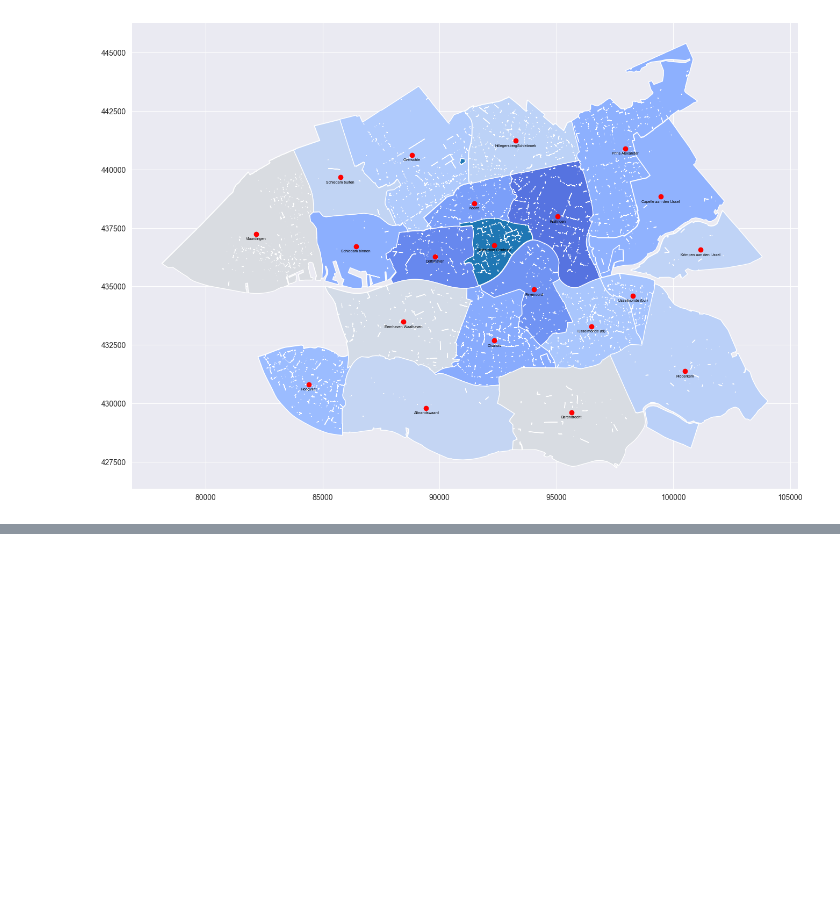
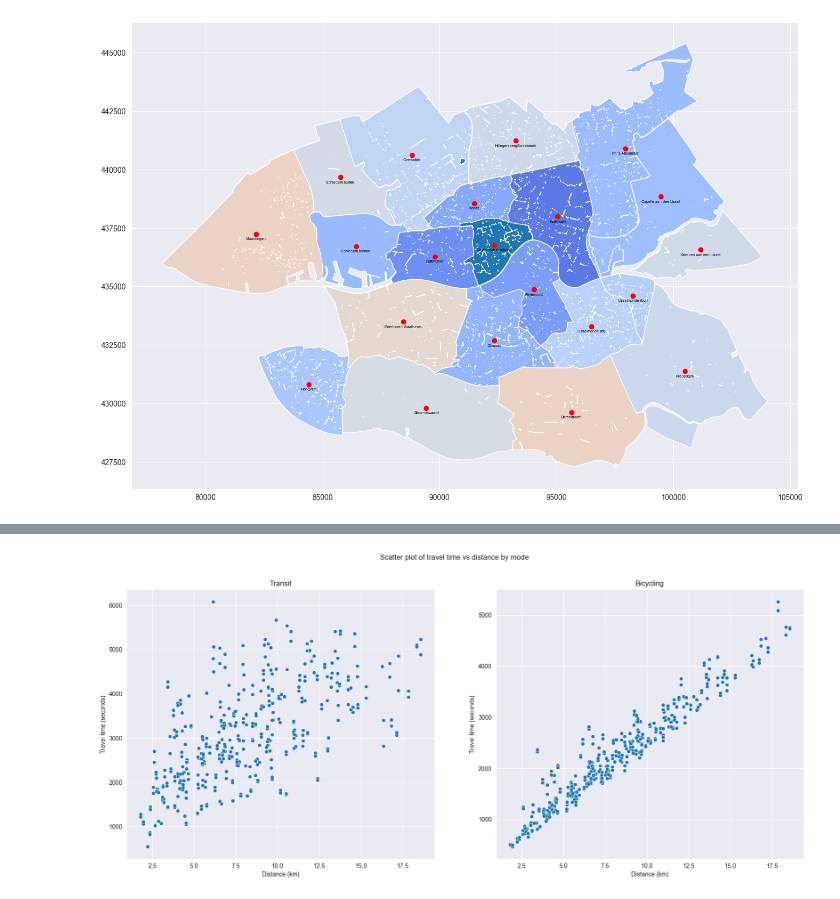
Before and after one commit to EwoutH/urban-self-driving-effects, a Jupyter notebook: travel_api/travel_time_distance_google.ipynb, the cells around one changed output, grey strips where cells are left out. Drawn from its saved outputs; the diff is of its cells as text; code cells hidden in the pictures; blank space fills up the shorter version.

```diff
--- a/travel_api/travel_time_distance_google.ipynb
+++ b/travel_api/travel_time_distance_google.ipynb
@@ -319,6 +376,8 @@ plt.savefig("travel_time_heatmap.png", dpi=300, bbox_inches="tight")
 # Convert the data to epsg:28992
 data = data_sel.to_crs(epsg=28992)
 # %%
+mode_m = "transit"
+origin_m = "Rotterdam Centrum"
 # Plot a map with the travel time from Rotterdam Centrum to all other areas. Green means short travel time, red means long travel time
 fig, ax = plt.subplots(figsize=(16, 12))
 data.plot(column="GEBIEDEN", figsize=(16, 12), ax=ax)
@@ -328,15 +387,15 @@ for x, y, label in zip(data.centroid.x, data.centroid.y-250, data["65x65 Naam"])
 # Add the travel time from Rotterdam Centrum
 for idx, row in data.iterrows():
     destination = row["65x65 Naam"]
-    if destination == "Rotterdam Centrum":
+    if destination == origin_m:
         continue
-    travel_time = travel_time_pc4[("Rotterdam Centrum", destination)]
+    travel_time = travel_time_dict[mode_m][(origin_m, destination)]
     if travel_time is not None:
-        color = sns.color_palette("coolwarm", as_cmap=True)(travel_time / travel_time_df["travel_time"].max())
+        color = sns.color_palette("coolwarm", as_cmap=True)(travel_time / travel_time_df[mode].max())
         data[data["65x65 Naam"] == destination].plot(color=color, ax=ax)
 # Add the centroids
 data.centroid.plot(ax=ax, color="red")
 # Save the plot
-plt.savefig("travel_time_rotterdam_centrum.png", dpi=300, bbox_inches="tight")
+plt.savefig(f"travel_time_{origin_m.lower().replace(' ', '_')}_{mode_m}.png", dpi=300, bbox_inches="tight")
 # %% [output]
 [figure]
@@ -342,0 +404,12 @@ plt.savefig("travel_time_rotterdam_centrum.png", dpi=300, bbox_inches="tight")
+# %%
+# Calculate the distance between all centroids
+distances = {}
+for i, origin in data_sel.iterrows():
+    for j, destination in data_sel.iterrows():
+        if i != j:
+            key = (origin["65x65 Naam"], destination["65x65 Naam"])
+            distances[key] = geodesic((origin["weighted_centroid"].y, origin["weighted_centroid"].x), (destination["weighted_centroid"].y, destination["weighted_centroid"].x)).kilometers
+# %%
+# Add the distances to the travel_time_df
+travel_time_df["distance"] = [distances[key] for key in travel_time_df.index]
+travel_time_df.head(3)
@@ -342,0 +422,17 @@ plt.savefig("travel_time_rotterdam_centrum.png", dpi=300, bbox_inches="tight")
+# %%
+# Create two subplots
+fig, axs = plt.subplots(1, 2, figsize=(20, 8))
+
+for i, mode in enumerate(travel_time_dict.keys()):
+    # Scatter plot with seaborn
+    sns.scatterplot(data=travel_time_df, x="distance", y=mode, ax=axs[i])
+    axs[i].set_title(mode.capitalize())
+    axs[i].set_xlabel("Distance (km)")
+    axs[i].set_ylabel("Travel time (seconds)")
+
+# Add title
+plt.suptitle("Scatter plot of travel time vs distance by mode")
+# Save the plot
+plt.savefig("travel_time_distance_scatter.png", dpi=300, bbox_inches="tight")
+# %% [output]
+[figure, added]
```
Also changed, not shown: parts of 6 cells of this notebook.
